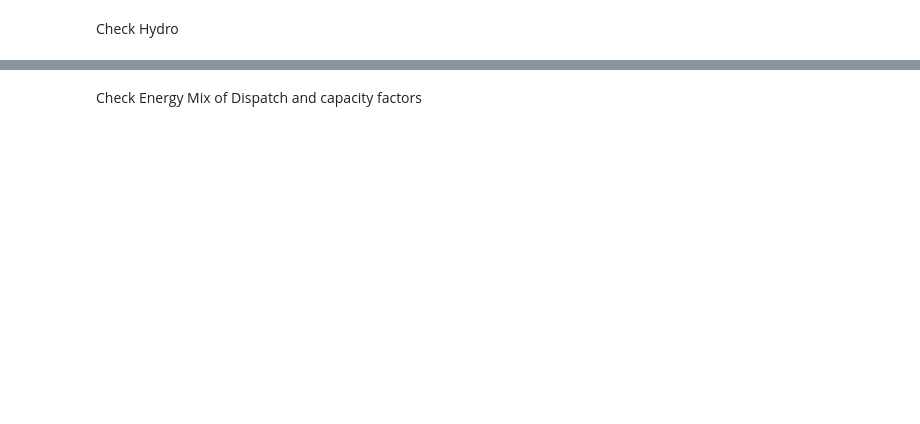
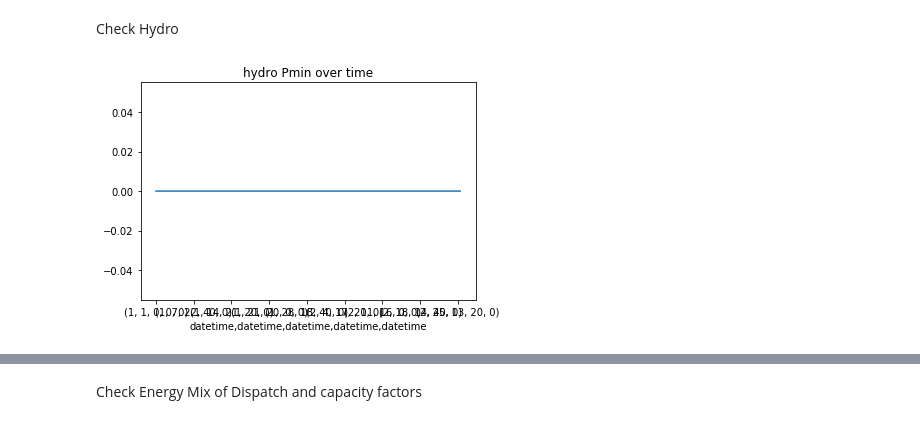
Before and after one commit to Grid2op/chronix2grid, a Jupyter notebook: getting_started/getting_started_api.ipynb, the cells around one changed output, grey strips where cells are left out. Cells and saved outputs as stored; diff of their text form; code cells hidden in the pictures; blank space fills up the shorter version.

```diff
--- a/getting_started/getting_started_api.ipynb
+++ b/getting_started/getting_started_api.ipynb
@@ -357,9 +546,11 @@ Check Hydro
 # %%
 #In june, Hydro might be high and the minimum hydro production to respect forces nuclear to decrease its production
 if not(dispatch_by_fleet[['hydro']].sum().values==0):
     minHydroPattern=dispatcher._min_hydro_pu
     nCols=minHydroPattern.shape[1]
-    minHydroPattern.iloc[:,0].plot()
+    minHydroPattern.iloc[:,0].plot(title='hydro Pmin over time')
+# %% [output]
+[figure, added]
 # %%
 #In june, Hydro might be high and the minimum hydro production to respect forces nuclear to decrease its production
 if not(dispatch_by_fleet[['hydro']].sum().values==0):
```
Also changed, not shown: parts of 67 cells of this notebook.
